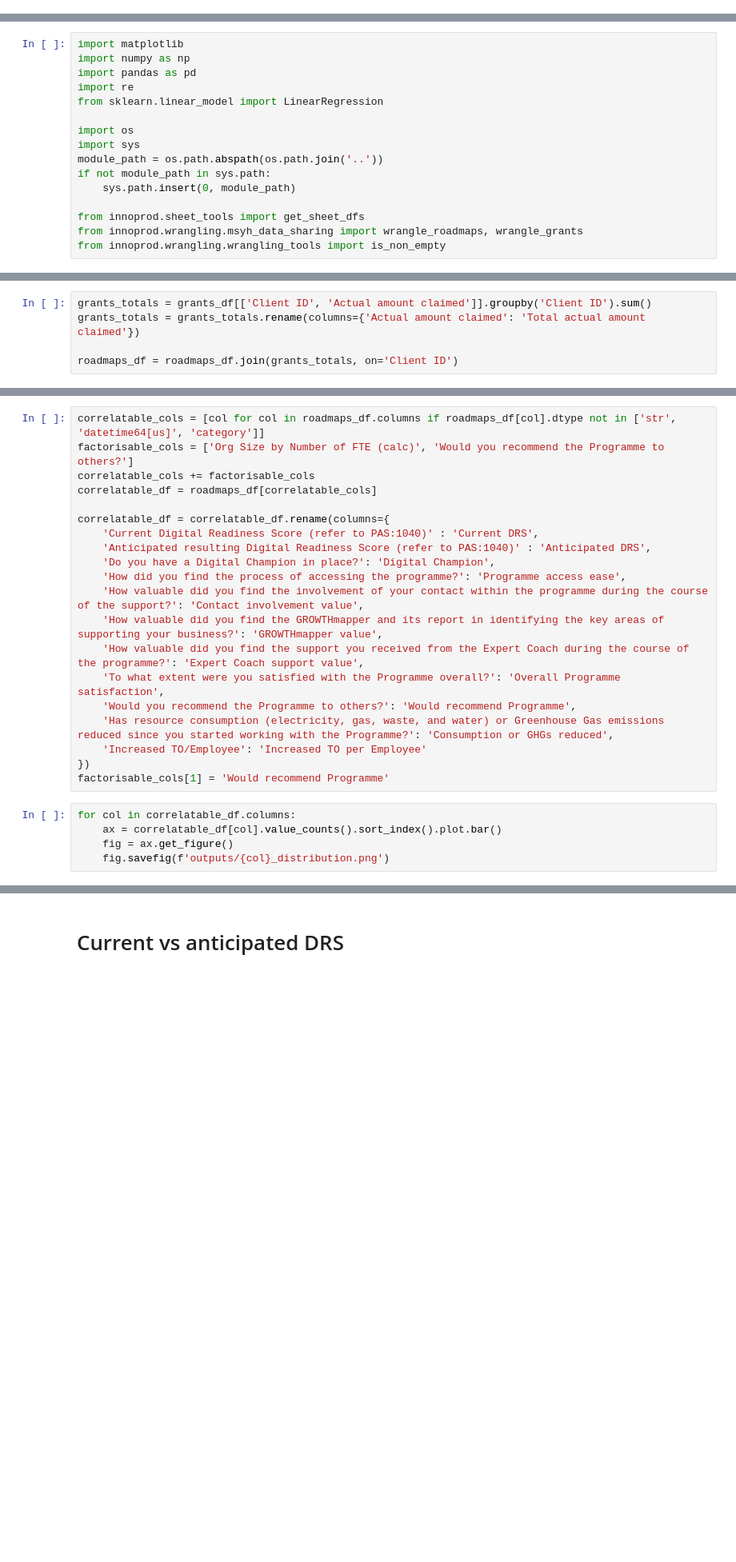
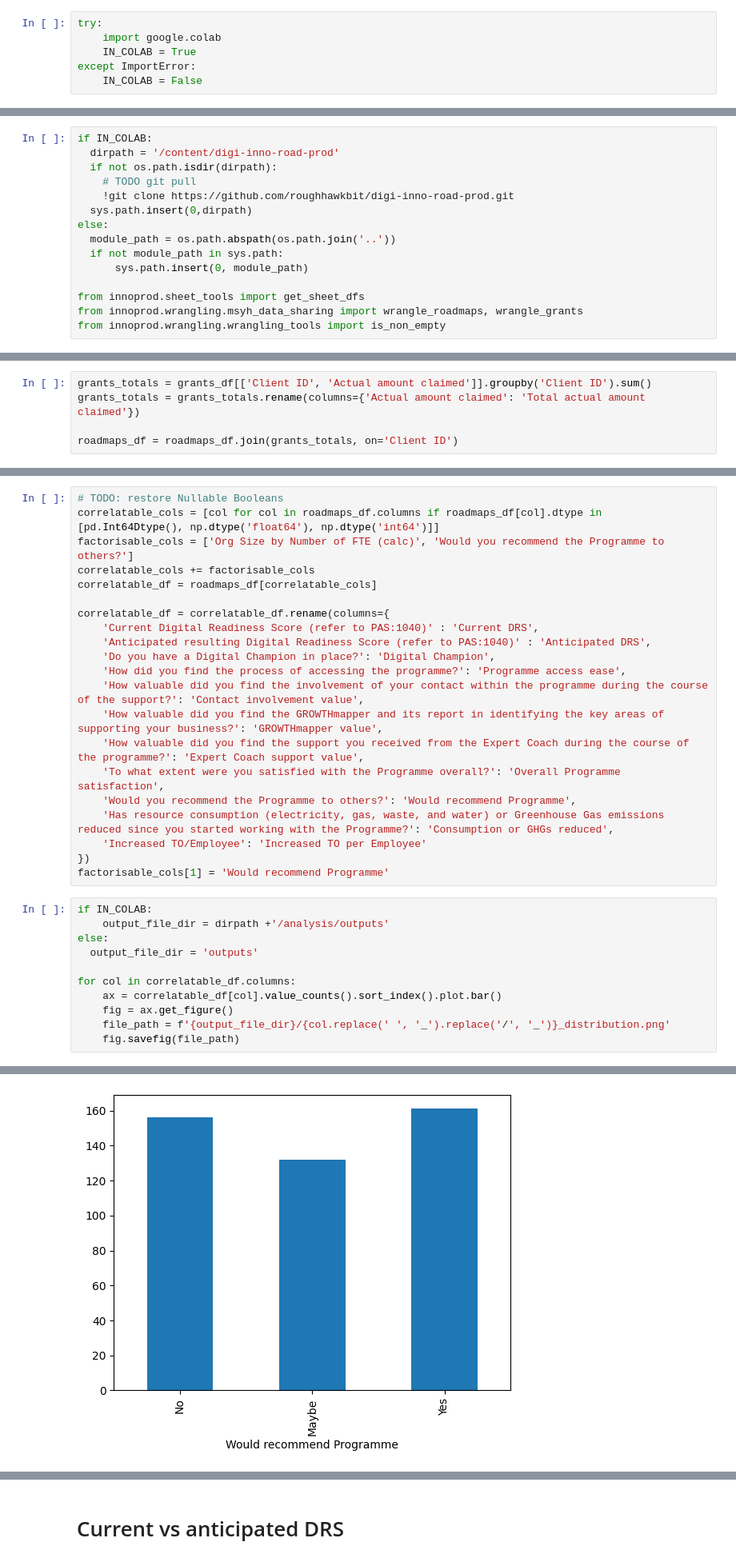
Before and after one commit to roughhawkbit/digi-inno-road-prod, a Jupyter notebook: analysis/2_Distributions_Correlations.ipynb, the cells around one changed output, grey strips where cells are left out. Shown at 80% size. Saved outputs shown, nothing was run; the diff lists cells and outputs as text; blank space fills up the shorter version.

Commit message:
Progress updating Notebook 2 to run on Colab

```diff
--- a/analysis/2_Distributions_Correlations.ipynb
+++ b/analysis/2_Distributions_Correlations.ipynb
@@ -0,0 +1,6 @@
+# %%
+try:
+    import google.colab
+    IN_COLAB = True
+except ImportError:
+    IN_COLAB = False
@@ -1,15 +15,14 @@
 # %%
-import matplotlib
-import numpy as np
-import pandas as pd
-import re
-from sklearn.linear_model import LinearRegression
-
-import os
-import sys
-module_path = os.path.abspath(os.path.join('..'))
-if not module_path in sys.path:
-    sys.path.insert(0, module_path)
+if IN_COLAB:
+  dirpath = '/content/digi-inno-road-prod'
+  if not os.path.isdir(dirpath):
+    # TODO git pull
+    !git clone https://github.com/roughhawkbit/digi-inno-road-prod.git
+  sys.path.insert(0,dirpath)
+else:
+  module_path = os.path.abspath(os.path.join('..'))
+  if not module_path in sys.path:
+      sys.path.insert(0, module_path)
 
 from innoprod.sheet_tools import get_sheet_dfs
 from innoprod.wrangling.msyh_data_sharing import wrangle_roadmaps, wrangle_grants
@@ -39,5 +86,6 @@ roadmaps_df['Number of Industry 4.0 Technologies Adopted']
 # %%
-correlatable_cols = [col for col in roadmaps_df.columns if roadmaps_df[col].dtype not in ['str', 'datetime64[us]', 'category']]
+# TODO: restore Nullable Booleans
+correlatable_cols = [col for col in roadmaps_df.columns if roadmaps_df[col].dtype in [pd.Int64Dtype(), np.dtype('float64'), np.dtype('int64')]]
 factorisable_cols = ['Org Size by Number of FTE (calc)', 'Would you recommend the Programme to others?']
 correlatable_cols += factorisable_cols
 correlatable_df = roadmaps_df[correlatable_cols]
@@ -57,7 +105,14 @@ correlatable_df = correlatable_df.rename(columns={
 })
 factorisable_cols[1] = 'Would recommend Programme'
 # %%
+if IN_COLAB:
+    output_file_dir = dirpath +'/analysis/outputs'
+else:
+  output_file_dir = 'outputs'
+
 for col in correlatable_df.columns:
     ax = correlatable_df[col].value_counts().sort_index().plot.bar()
     fig = ax.get_figure()
-    fig.savefig(f'outputs/{col}_distribution.png')
+    file_path = f'{output_file_dir}/{col.replace(' ', '_').replace('/', '_')}_distribution.png'
+    fig.savefig(file_path)
+# %% [output]
@@ -63,0 +162 @@ for col in correlatable_df.columns:
+[figure, added]
```
Also changed, not shown: parts of 8 cells of this notebook.
